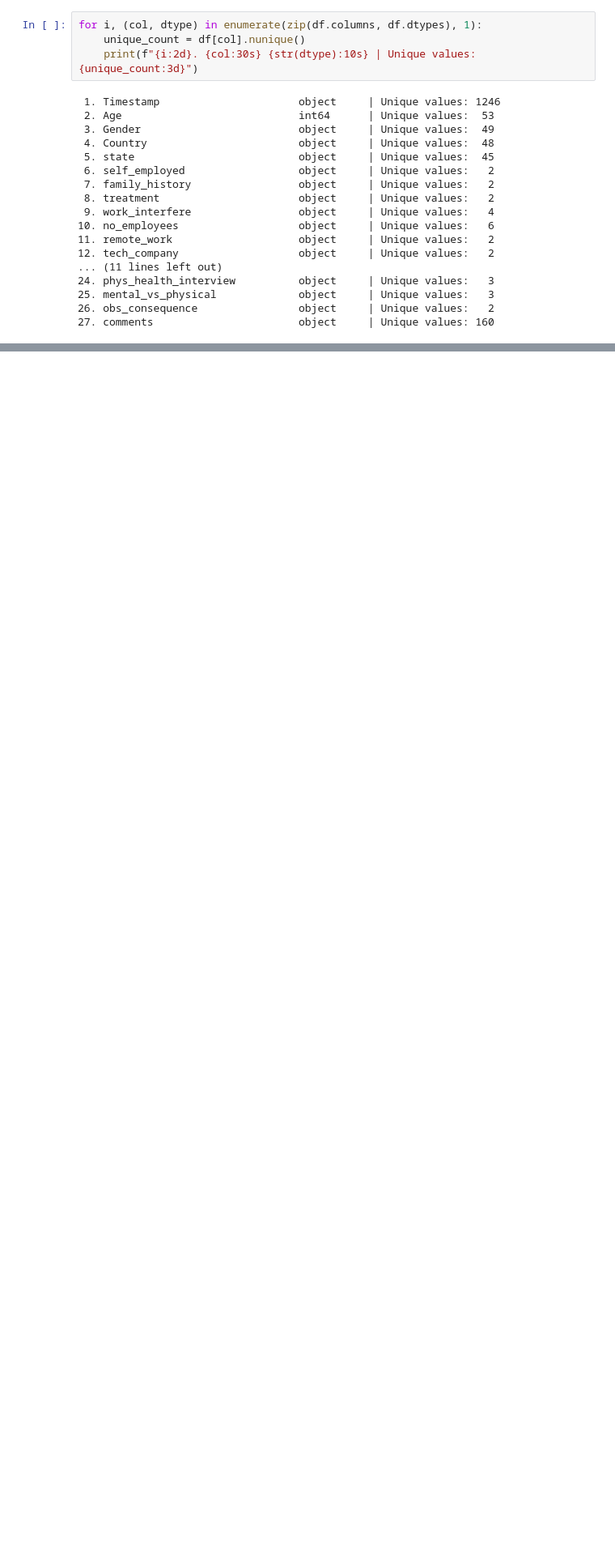
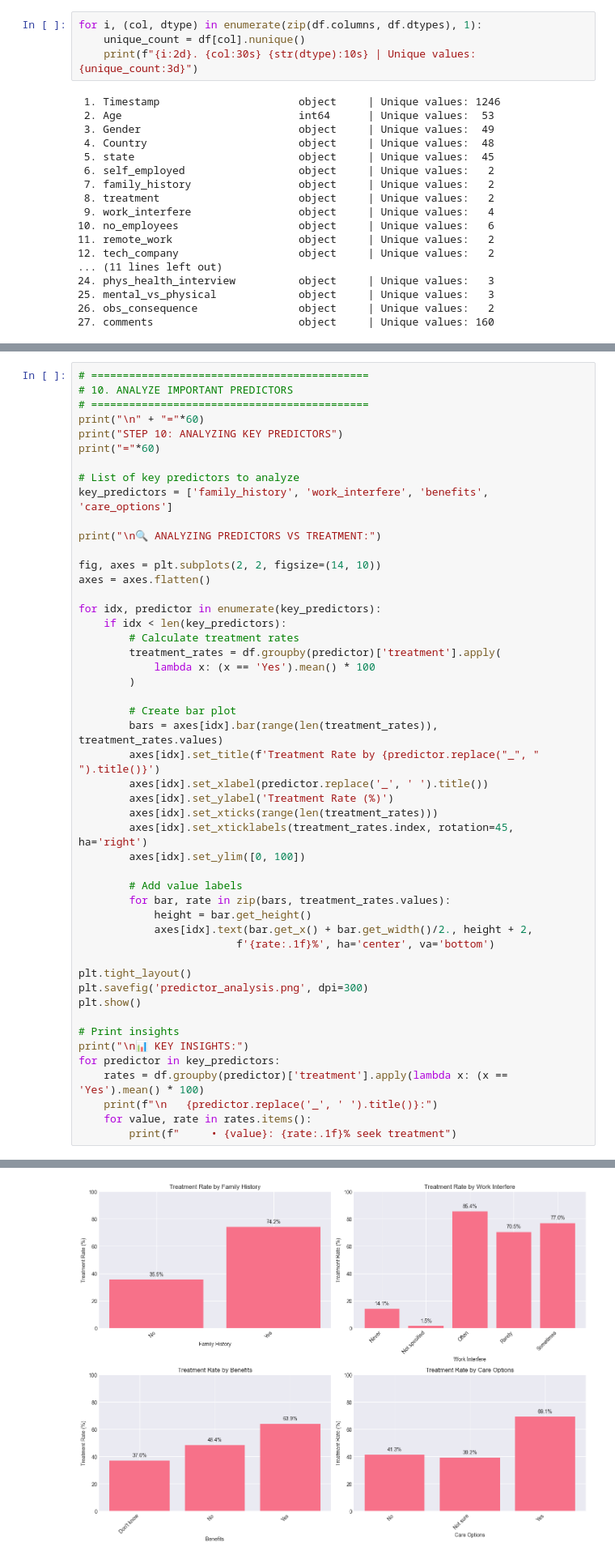
Before and after one commit to alivianay/stresss, a Jupyter notebook: notebook/tech_workers.ipynb, the cells around one changed output, grey strips where cells are left out. Shown at 81% size. Drawn from its saved outputs; the diff is of its cells as text; blank space fills up the shorter version.

```diff
--- a/notebook/tech_workers.ipynb
+++ b/notebook/tech_workers.ipynb
@@ -156,0 +601,50 @@ print(summary_df.to_string())
+# %%
+# ============================================
+# 10. ANALYZE IMPORTANT PREDICTORS
+# ============================================
+print("\n" + "="*60)
+print("STEP 10: ANALYZING KEY PREDICTORS")
+print("="*60)
+
+# List of key predictors to analyze
+key_predictors = ['family_history', 'work_interfere', 'benefits', 'care_options']
+
+print("\n🔍 ANALYZING PREDICTORS VS TREATMENT:")
+
+fig, axes = plt.subplots(2, 2, figsize=(14, 10))
+axes = axes.flatten()
+
+for idx, predictor in enumerate(key_predictors):
+    if idx < len(key_predictors):
+        # Calculate treatment rates
+        treatment_rates = df.groupby(predictor)['treatment'].apply(
+            lambda x: (x == 'Yes').mean() * 100
+        )
+
+        # Create bar plot
+        bars = axes[idx].bar(range(len(treatment_rates)), treatment_rates.values)
+        axes[idx].set_title(f'Treatment Rate by {predictor.replace("_", " ").title()}')
+        axes[idx].set_xlabel(predictor.replace('_', ' ').title())
+        axes[idx].set_ylabel('Treatment Rate (%)')
+        axes[idx].set_xticks(range(len(treatment_rates)))
+        axes[idx].set_xticklabels(treatment_rates.index, rotation=45, ha='right')
+        axes[idx].set_ylim([0, 100])
+
+        # Add value labels
+        for bar, rate in zip(bars, treatment_rates.values):
+            height = bar.get_height()
+            axes[idx].text(bar.get_x() + bar.get_width()/2., height + 2,
+                         f'{rate:.1f}%', ha='center', va='bottom')
+
+plt.tight_layout()
+plt.savefig('predictor_analysis.png', dpi=300)
+plt.show()
+
+# Print insights
+print("\n📊 KEY INSIGHTS:")
+for predictor in key_predictors:
+    rates = df.groupby(predictor)['treatment'].apply(lambda x: (x == 'Yes').mean() * 100)
+    print(f"\n   {predictor.replace('_', ' ').title()}:")
+    for value, rate in rates.items():
+        print(f"     • {value}: {rate:.1f}% seek treatment")
+# %% [output]
@@ -156,0 +656 @@ print(summary_df.to_string())
+[figure, added]
```
Also changed, not shown: parts of 9 cells of this notebook, 4 other files.
